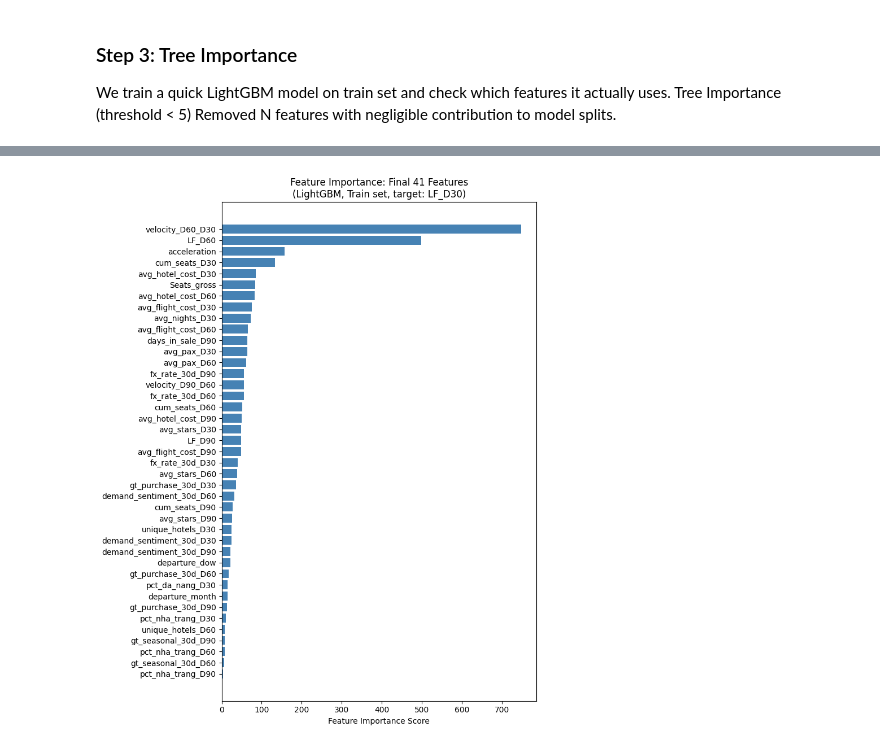
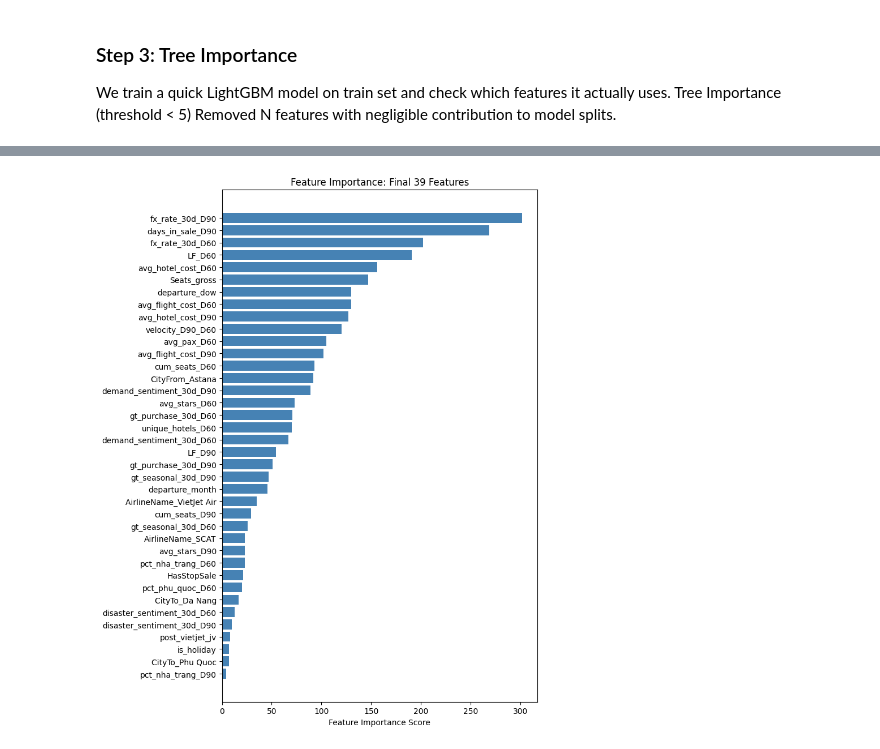
Before and after one commit to VildanaRazumova/thesis-demand-forecasting, a Jupyter notebook: thesis_notebook_final.ipynb, the cells around one changed output, grey strips where cells are left out. Cells and saved outputs as stored; diff of their text form; code cells hidden in the pictures.

```diff
--- a/thesis_notebook_final.ipynb
+++ b/thesis_notebook_final.ipynb
@@ -2335,0 +2319,17 @@ test  = df_curves[df_curves['BlockDate'] >= split_date].copy()
+# %%
+# One-hot encode small-cardinality categoricals.
+cat_cols = ['AirlineName', 'CityFrom', 'CityTo']
+
+if all(c in df_curves.columns for c in cat_cols):
+      df_curves = pd.get_dummies(
+          df_curves, columns=cat_cols, drop_first=True, dtype=int
+      )
+      print("Encoded.")
+else:
+      print("Already encoded, skipping.")
+
+new_cols = [c for c in df_curves.columns
+              if c.startswith(('AirlineName_', 'CityFrom_', 'CityTo_'))]
+print(f"Dummy columns ({len(new_cols)}):")
+print(new_cols)
+print(f"df_curves shape: {df_curves.shape}")
@@ -2335,0 +2341,10 @@ test  = df_curves[df_curves['BlockDate'] >= split_date].copy()
+# %%
+# Chronological split: train = pre-Nov 2025, test = Nov 2025 onwards.
+
+split_date = pd.Timestamp('2025-11-01')
+
+train = df_curves[df_curves['BlockDate'] < split_date].sort_values('BlockDate').reset_index(drop=True)
+test  = df_curves[df_curves['BlockDate'] >= split_date].sort_values('BlockDate').reset_index(drop=True)
+
+print(f"Train: {len(train)} flights, {train['BlockDate'].min().date()} to {train['BlockDate'].max().date()}")
+print(f"Test:  {len(test)} flights, {test['BlockDate'].min().date()} to {test['BlockDate'].max().date()}")
@@ -2457,0 +2523,11 @@ Total features: 67
+# %%
+EXCLUDE_AT_D60 = EXCLUDE_BASE + EXCLUDE_D30_INFO
+EXCLUDE_AT_D90 = EXCLUDE_BASE + EXCLUDE_D30_INFO + EXCLUDE_D60_INFO
+
+feature_cols = [
+      c for c in train.select_dtypes(include='number').columns
+      if c not in EXCLUDE_AT_D60
+  ]
+
+print(f"Features for Model D-60: {len(feature_cols)}")
+print(feature_cols)
@@ -2567,7 +2653,8 @@ Features with < 5 tree importance: 15
 # %%
+
 feature_cols_final = [f for f in feature_cols_mi
-                      if f not in zero_imp]
+                      if f not in not_enough_imp]
 
 print(f"Features after tree filter: {len(feature_cols_final)}")
-print(f"Removed: {zero_imp}")
+print(f"Removed: {not_enough_imp}")
 # %% [output]
@@ -2582,24 +2669,24 @@ Final features: 41
 # %%
 # Final importance plot
 X_train_final = train[feature_cols_final].select_dtypes(include='number').fillna(0)
 y_train = train['LF_D30']
 
 model_final = lgb.LGBMRegressor(n_estimators=100, random_state=42, verbose=-1)
 model_final.fit(X_train_final, y_train)
 
 importance_final = pd.DataFrame({
     'feature': X_train_final.columns,
     'importance': model_final.feature_importances_
 }).sort_values('importance', ascending=False)
 
 plt.figure(figsize=(8, 10))
 plt.barh(importance_final['feature'],
          importance_final['importance'],
          color='steelblue')
 plt.xlabel('Feature Importance Score')
-plt.title('Feature Importance: Final 41 Features\n(LightGBM, Train set, target: LF_D30)')
+plt.title('Feature Importance: Final 39 Features')
 plt.gca().invert_yaxis()
 plt.tight_layout()
 plt.show()
 # %% [output]
-[figure, old version]
+[figure, new version]
```
Also changed, not shown: parts of 64 cells of this notebook.
